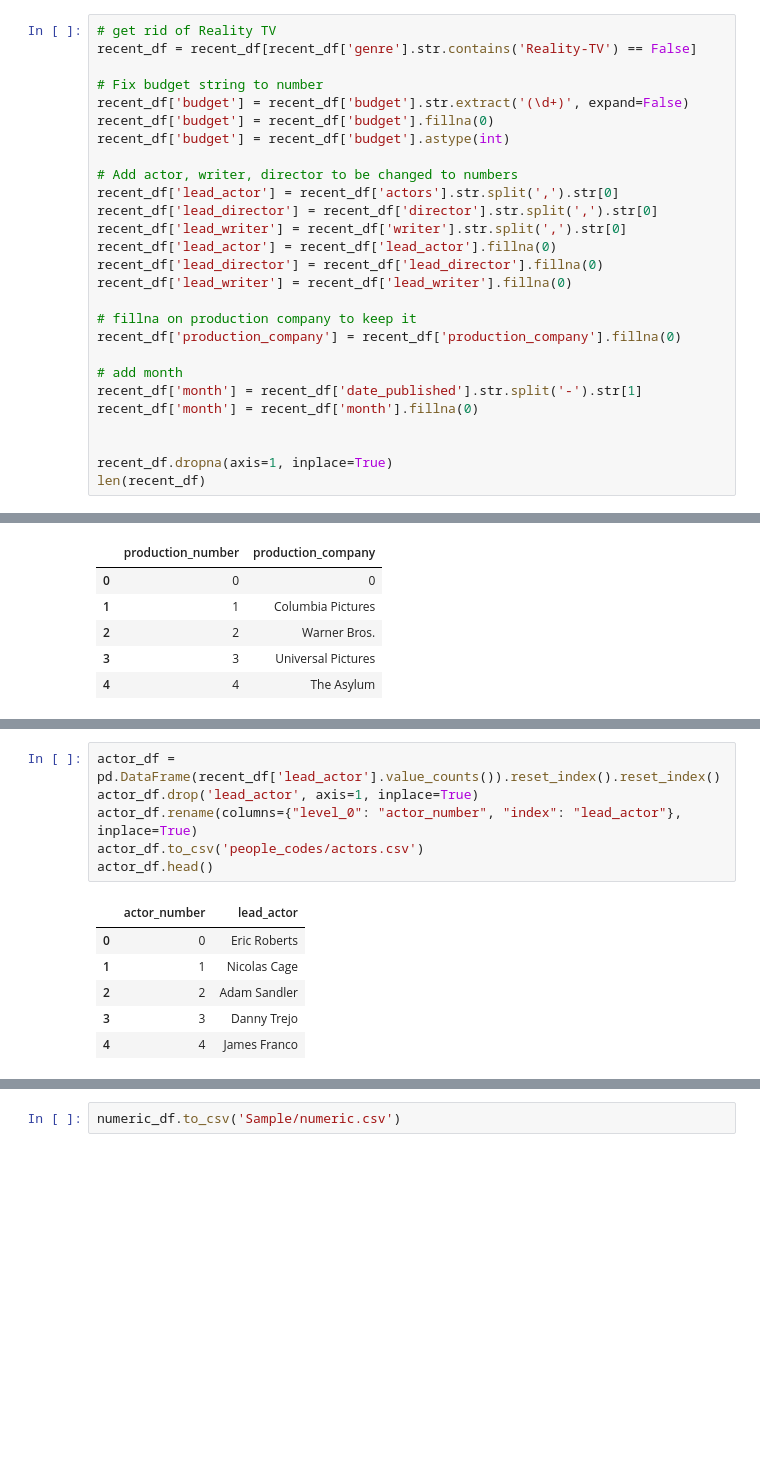
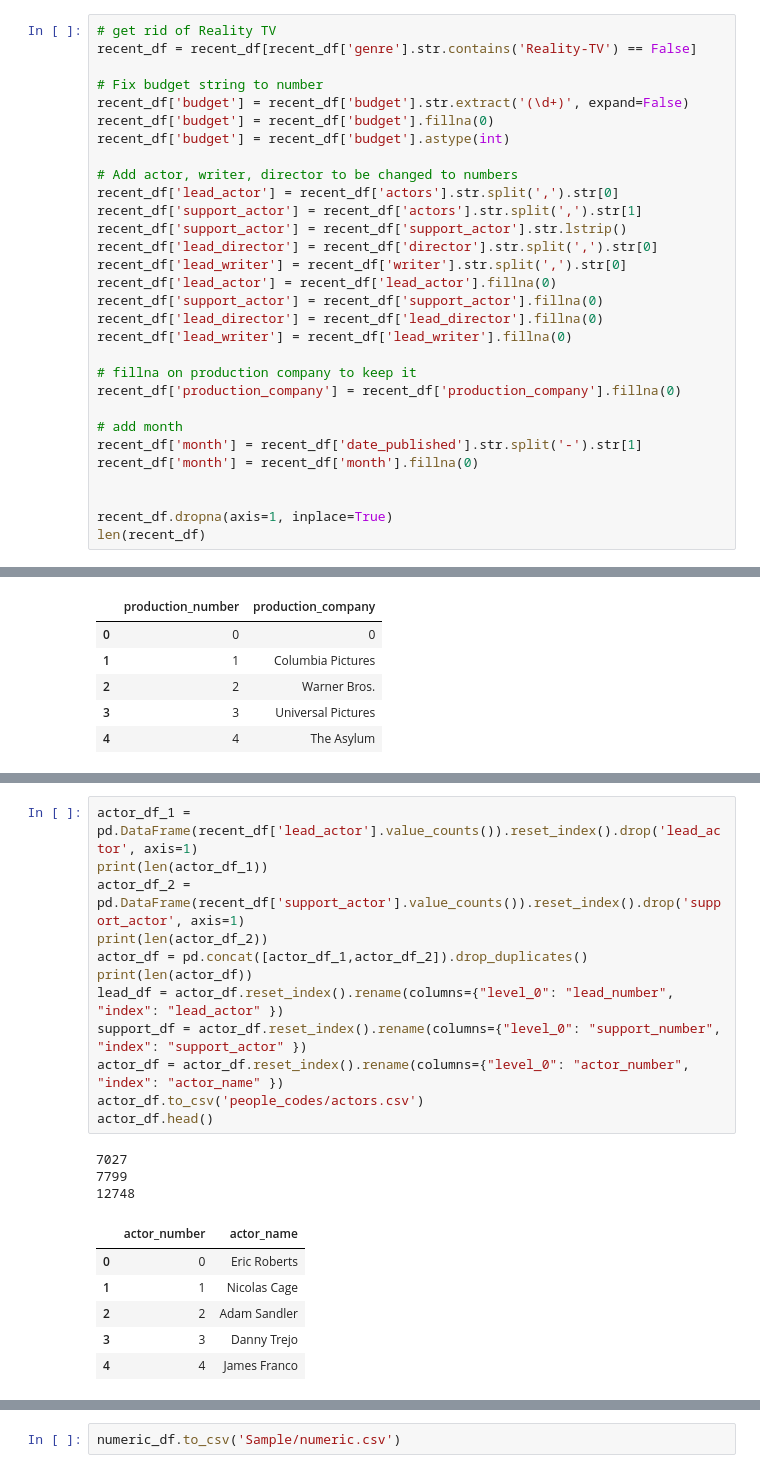
Before and after one commit to ianmkinney/imdb-machine-learning, a Jupyter notebook: data_cleaning.ipynb, the cells around one changed output, grey strips where cells are left out. Cells and saved outputs as stored; diff of their text form; blank space fills up the shorter version.

```diff
--- a/data_cleaning.ipynb
+++ b/data_cleaning.ipynb
@@ -95,9 +95,12 @@ recent_df['budget'] = recent_df['budget'].astype(int)
 
 # Add actor, writer, director to be changed to numbers
 recent_df['lead_actor'] = recent_df['actors'].str.split(',').str[0]
+recent_df['support_actor'] = recent_df['actors'].str.split(',').str[1]
+recent_df['support_actor'] = recent_df['support_actor'].str.lstrip()
 recent_df['lead_director'] = recent_df['director'].str.split(',').str[0]
 recent_df['lead_writer'] = recent_df['writer'].str.split(',').str[0]
 recent_df['lead_actor'] = recent_df['lead_actor'].fillna(0)
+recent_df['support_actor'] = recent_df['support_actor'].fillna(0)
 recent_df['lead_director'] = recent_df['lead_director'].fillna(0)
 recent_df['lead_writer'] = recent_df['lead_writer'].fillna(0)
 
@@ -147,12 +151,21 @@ Index(['imdb_title_id', 'title', 'original_title', 'year', 'date_published',
       dtype='object')
 # %%
-actor_df = pd.DataFrame(recent_df['lead_actor'].value_counts()).reset_index().reset_index()
-actor_df.drop('lead_actor', axis=1, inplace=True)
-actor_df.rename(columns={"level_0": "actor_number", "index": "lead_actor"}, inplace=True)
+actor_df_1 = pd.DataFrame(recent_df['lead_actor'].value_counts()).reset_index().drop('lead_actor', axis=1)
+print(len(actor_df_1))
+actor_df_2 = pd.DataFrame(recent_df['support_actor'].value_counts()).reset_index().drop('support_actor', axis=1)
+print(len(actor_df_2))
+actor_df = pd.concat([actor_df_1,actor_df_2]).drop_duplicates()
+print(len(actor_df))
+lead_df = actor_df.reset_index().rename(columns={"level_0": "lead_number", "index": "lead_actor" })
+support_df = actor_df.reset_index().rename(columns={"level_0": "support_number", "index": "support_actor" })
+actor_df = actor_df.reset_index().rename(columns={"level_0": "actor_number", "index": "actor_name" })
 actor_df.to_csv('people_codes/actors.csv')
 actor_df.head()
 # %% [output]
+7027
+7799
+12748
-|  | actor_number | lead_actor |
+|  | actor_number | actor_name |
 | 0 | 0 | Eric Roberts |
 | 1 | 1 | Nicolas Cage |
 | 2 | 2 | Adam Sandler |
```
Also changed, not shown: parts of 10 cells of this notebook, 8 other files.
